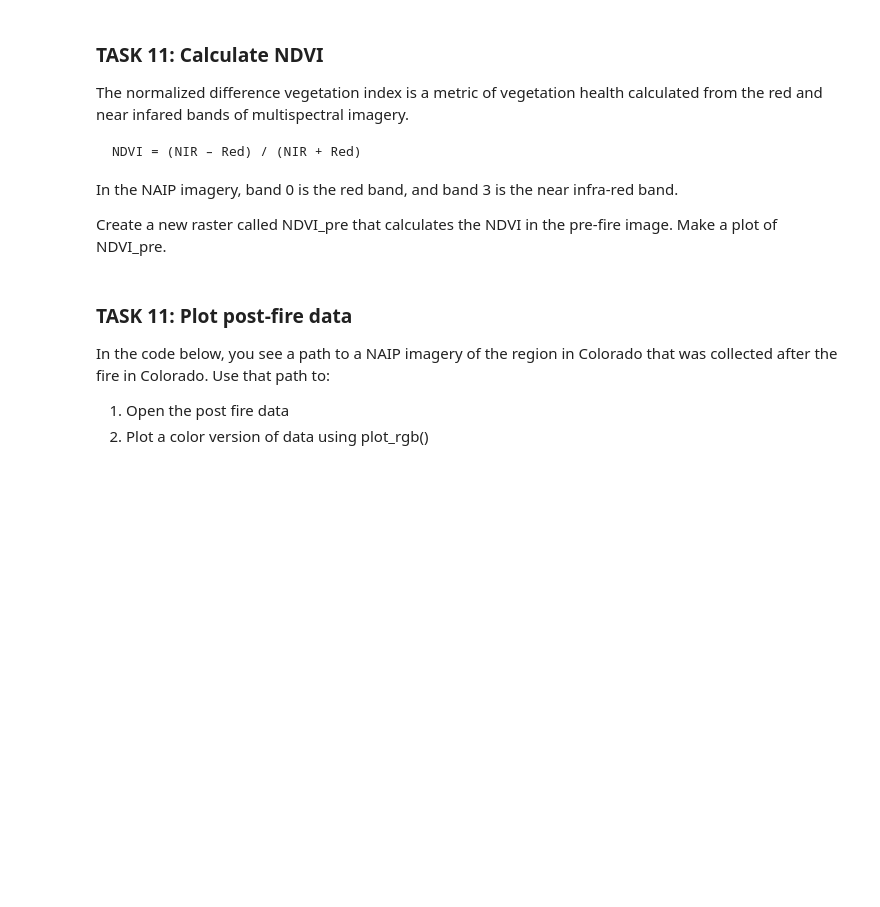
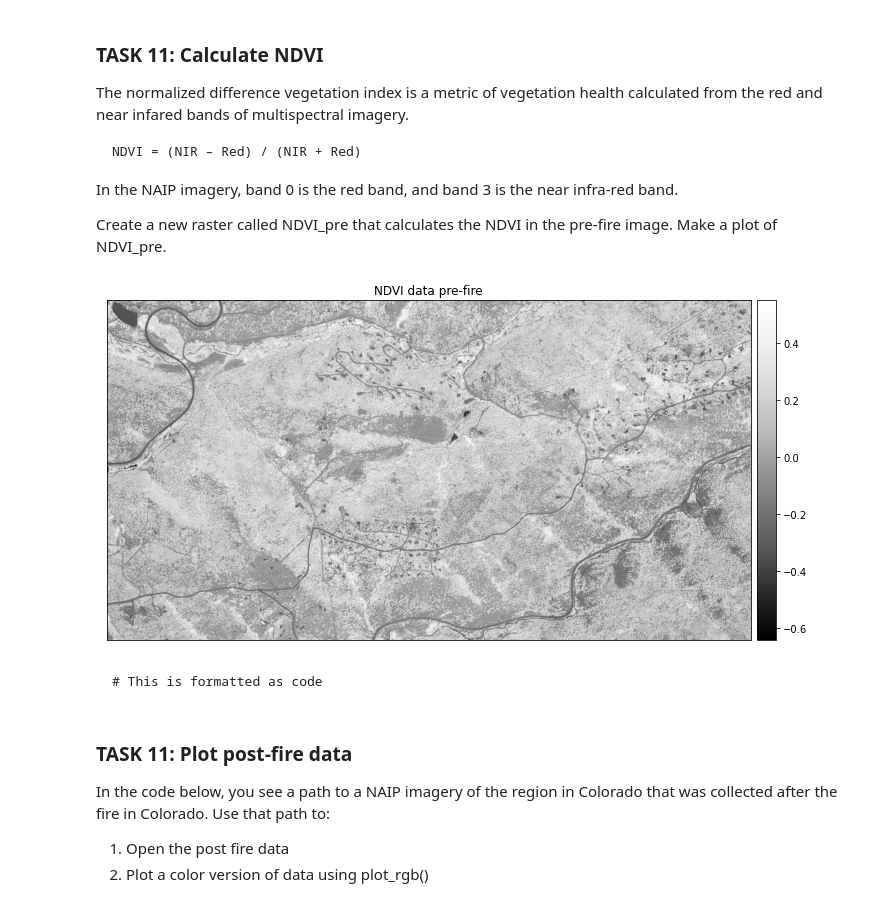
Before and after one commit to meperra/EnvDatSci22, a Jupyter notebook: CodeSprints/RasterData101.ipynb, the cells around one changed output. Saved outputs shown, nothing was run; the diff lists cells and outputs as text; code cells hidden in the pictures; blank space fills up the shorter version.

````diff
--- a/CodeSprints/RasterData101.ipynb
+++ b/CodeSprints/RasterData101.ipynb
@@ -582,8 +593,20 @@ red_pre_fire=naip_pre_fire[0]
 NIR_pre_fire=naip_pre_fire[3]
 
 # Task 11: create NDVI_pre
+NDVI_pre= (NIR_pre_fire - red_pre_fire)/(NIR_pre_fire + red_pre_fire)
 # %%
 #Task 11: plot NDVI_pre
+ep.plot_bands(NDVI_pre,
+            title="NDVI data pre-fire")
+plt.show()
+# %% [output]
+[figure, added]
+# %% [markdown]
+
+
+```
+# This is formatted as code
+```
 # %% [markdown]
 ### TASK 11: Plot post-fire data
 In the code below, you see a path to a NAIP imagery of the region in Colorado that was collected after the fire in Colorado. Use that path to:
````
Also changed, not shown: parts of 15 cells of this notebook.
